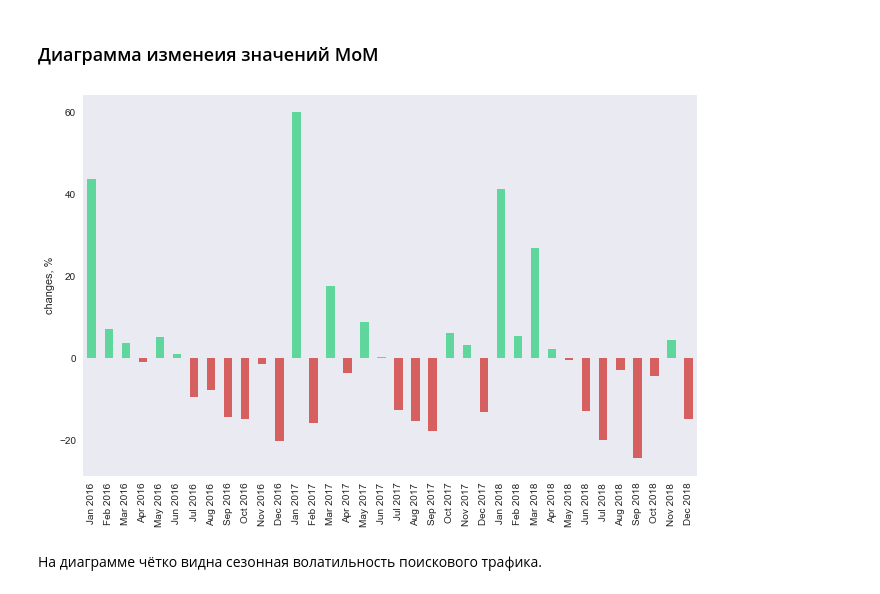
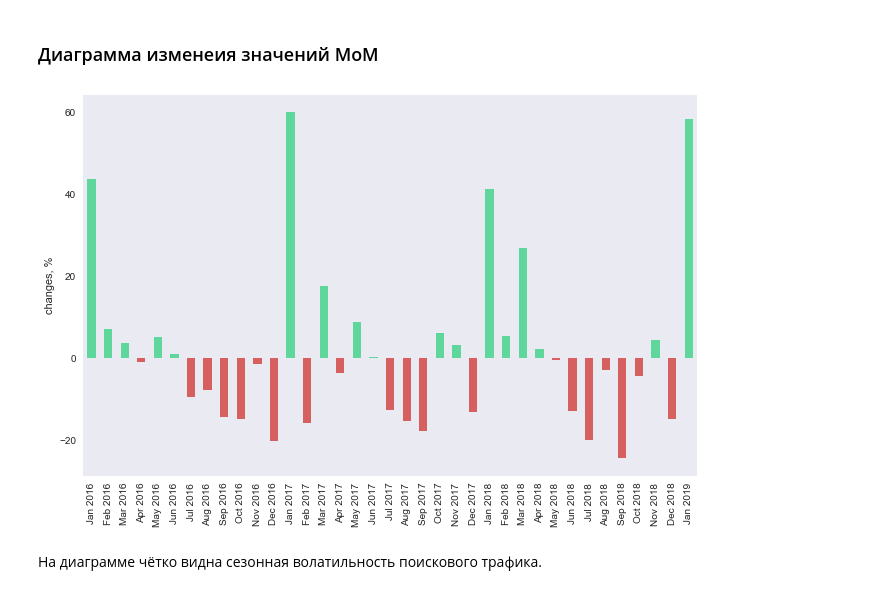
Before and after one commit to salon-love-forever/reports, a Jupyter notebook: salon-love-forever.ru.ipynb, the cells around one changed output. Cells and saved outputs as stored; diff of their text form; code cells hidden in the pictures.

```diff
--- a/salon-love-forever.ru.ipynb
+++ b/salon-love-forever.ru.ipynb
@@ -153,17 +150,17 @@ with sns.axes_style('white'):
 # %% [markdown]
 ### Диаграмма изменеия значений MoM
 # %%
-negative_MoM = organic['msk']['2016':'2018']['MoM'] < 0
+negative_MoM = organic['msk']['2016':'2019']['MoM'] < 0
 # %%
 fig = plt.figure(figsize=(11,7))
 ax = fig.add_subplot(1,1,1)
 with sns.axes_style('white'):
-    organic['msk']['2016':'2018'].MoM.plot(ax=ax, kind='bar', stacked=True,
+    organic['msk']['2016':'2019'].MoM.plot(ax=ax, kind='bar', stacked=True,
                  color=negative_MoM.map({True: '#d65f5f', False: '#5fd69b'}));
     ax.set_ylabel('changes, %');
-    ticks = ax.set_xticklabels(['{:%b %Y}'.format(x) for x in organic['msk']['2016':'2018'].index]);
+    ticks = ax.set_xticklabels(['{:%b %Y}'.format(x) for x in organic['msk']['2016':'2019'].index]);
 # %% [output]
-[figure, old version]
+[figure, new version]
 # %% [markdown]
 На диаграмме чётко видна сезонная волатильность поискового трафика.
 # %% [markdown]
```
Also changed, not shown: parts of 13 cells of this notebook.
